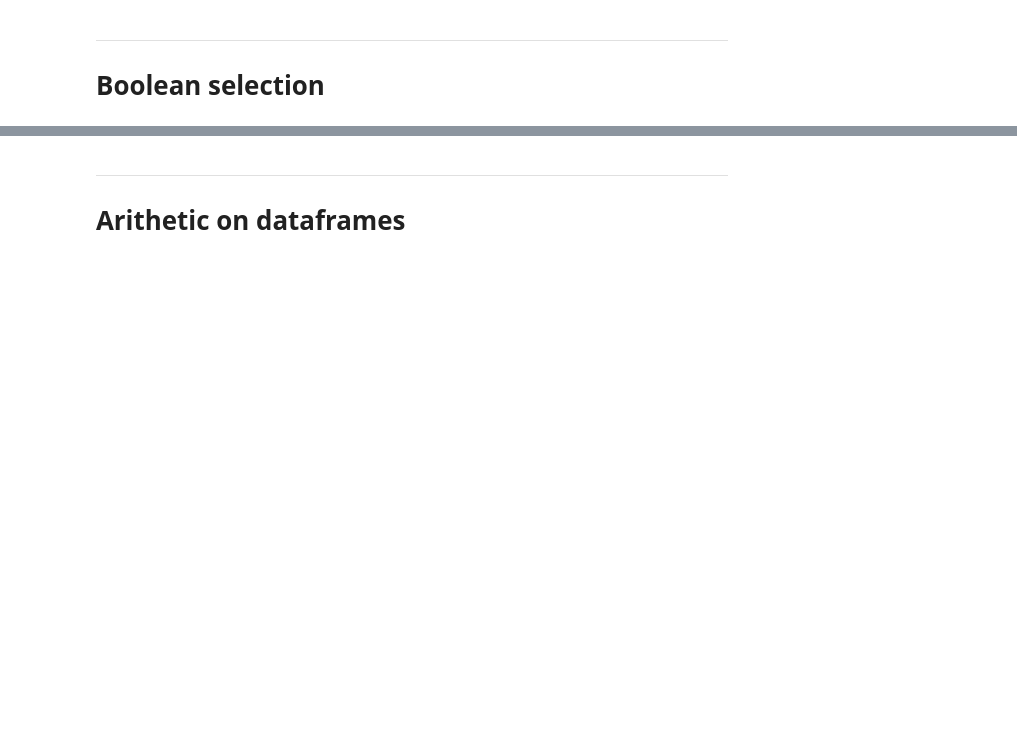
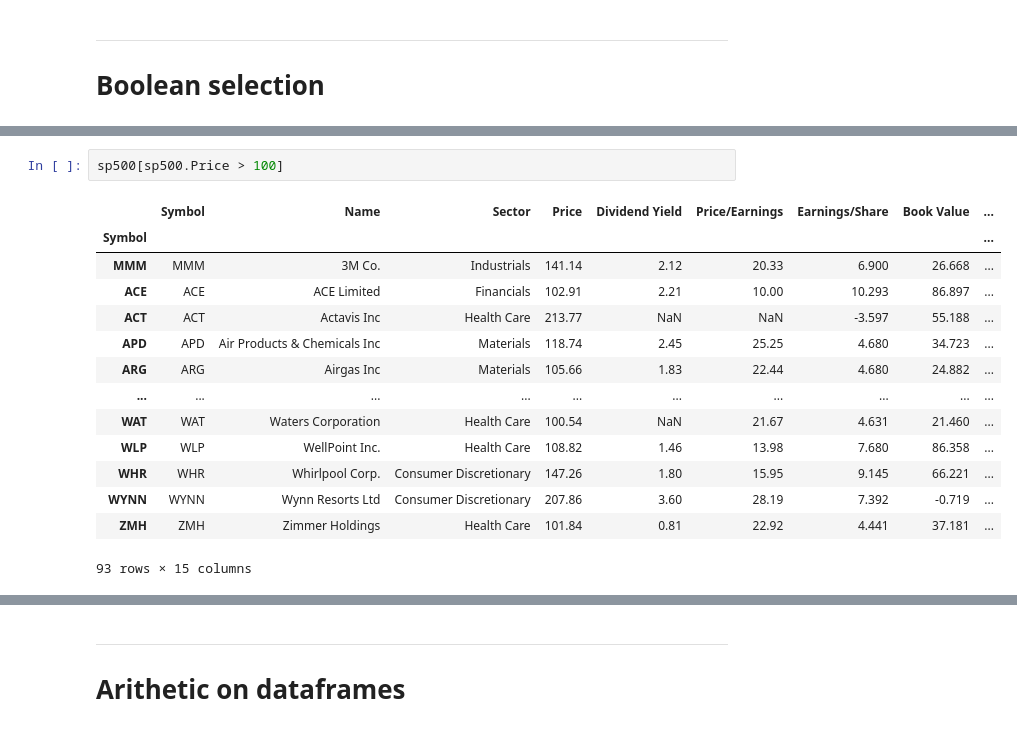
Before and after one commit to JorchRL/PandasForFinance, a Jupyter notebook: ch2-series-and-dataframes/series.ipynb, the cells around one changed output, grey strips where cells are left out. Cells and saved outputs as stored; diff of their text form; blank space fills up the shorter version.

```diff
--- a/ch2-series-and-dataframes/series.ipynb
+++ b/ch2-series-and-dataframes/series.ipynb
@@ -369,0 +410,17 @@ sp500.iat[0,1]
+# %%
+sp500[sp500.Price > 100]
+# %% [output]
+|  | Symbol | Name | Sector | Price | Dividend Yield | Price/Earnings | Earnings/Share | Book Value | ... |
+| Symbol |  |  |  |  |  |  |  |  | ... |
+| MMM | MMM | 3M Co. | Industrials | 141.14 | 2.12 | 20.33 | 6.900 | 26.668 | ... |
+| ACE | ACE | ACE Limited | Financials | 102.91 | 2.21 | 10.00 | 10.293 | 86.897 | ... |
+| ACT | ACT | Actavis Inc | Health Care | 213.77 | NaN | NaN | -3.597 | 55.188 | ... |
+| APD | APD | Air Products & Chemicals Inc | Materials | 118.74 | 2.45 | 25.25 | 4.680 | 34.723 | ... |
+| ARG | ARG | Airgas Inc | Materials | 105.66 | 1.83 | 22.44 | 4.680 | 24.882 | ... |
+| ... | ... | ... | ... | ... | ... | ... | ... | ... | ... |
+| WAT | WAT | Waters Corporation | Health Care | 100.54 | NaN | 21.67 | 4.631 | 21.460 | ... |
+| WLP | WLP | WellPoint Inc. | Health Care | 108.82 | 1.46 | 13.98 | 7.680 | 86.358 | ... |
+| WHR | WHR | Whirlpool Corp. | Consumer Discretionary | 147.26 | 1.80 | 15.95 | 9.145 | 66.221 | ... |
+| WYNN | WYNN | Wynn Resorts Ltd | Consumer Discretionary | 207.86 | 3.60 | 28.19 | 7.392 | -0.719 | ... |
+| ZMH | ZMH | Zimmer Holdings | Health Care | 101.84 | 0.81 | 22.92 | 4.441 | 37.181 | ... |
+93 rows × 15 columns
```
Also changed, not shown: parts of 39 cells of this notebook.
